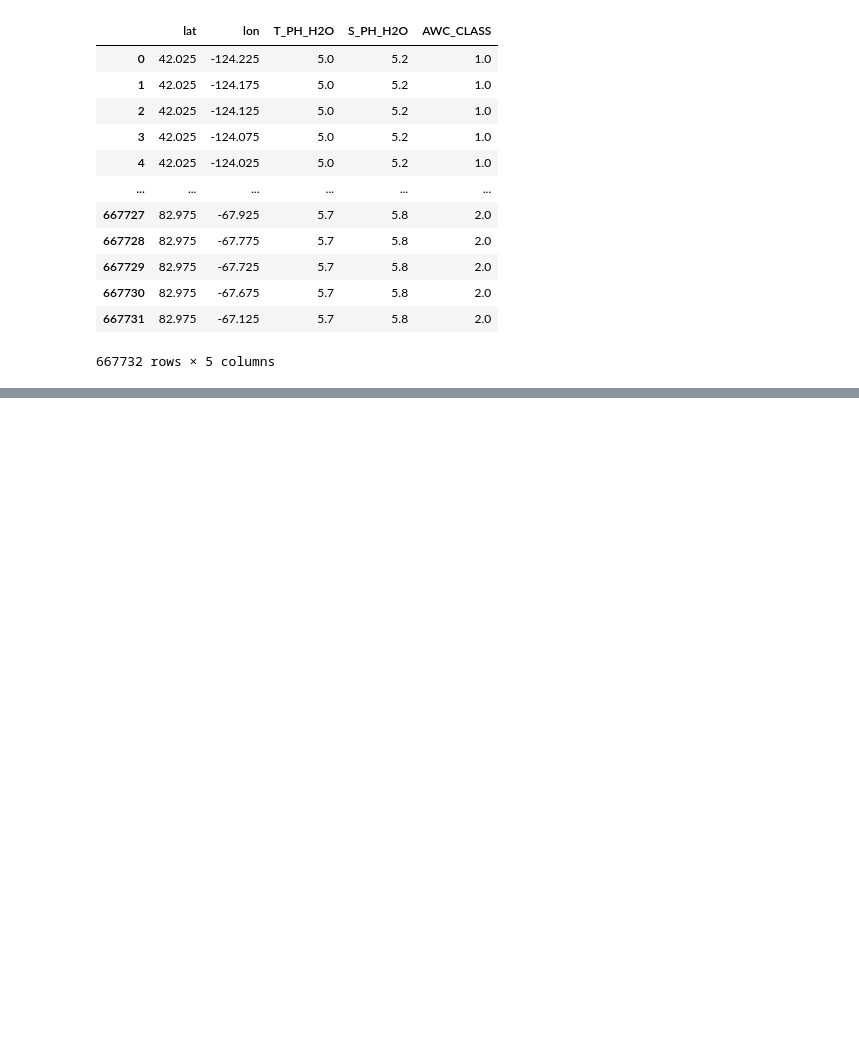
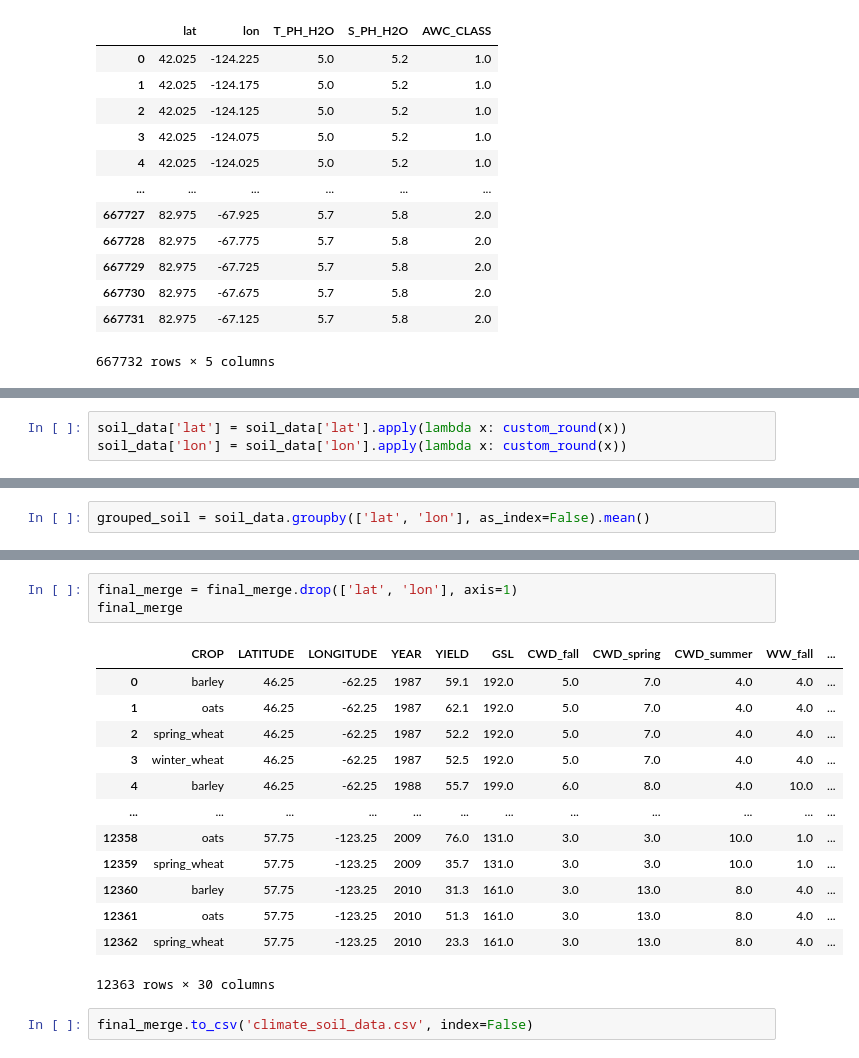
Before and after one commit to amkaypark/Self-updating-Farmer-s-Almanac, a Jupyter notebook: dataproc.ipynb, the cells around one changed output, grey strips where cells are left out. Saved outputs shown, nothing was run; the diff lists cells and outputs as text; blank space fills up the shorter version.

```diff
--- a/dataproc.ipynb
+++ b/dataproc.ipynb
@@ -354,0 +357,3 @@ merge_all.to_csv('merged_soil.csv', index=True)
+# %%
+soil_data['lat'] = soil_data['lat'].apply(lambda x: custom_round(x))
+soil_data['lon'] = soil_data['lon'].apply(lambda x: custom_round(x))
@@ -354,0 +376,2 @@ merge_all.to_csv('merged_soil.csv', index=True)
+# %%
+grouped_soil = soil_data.groupby(['lat', 'lon'], as_index=False).mean()
@@ -354,0 +414,19 @@ merge_all.to_csv('merged_soil.csv', index=True)
+# %%
+final_merge = final_merge.drop(['lat', 'lon'], axis=1)
+final_merge
+# %% [output]
+|  | CROP | LATITUDE | LONGITUDE | YEAR | YIELD | GSL | CWD_fall | CWD_spring | CWD_summer | WW_fall | ... |
+| 0 | barley | 46.25 | -62.25 | 1987 | 59.1 | 192.0 | 5.0 | 7.0 | 4.0 | 4.0 | ... |
+| 1 | oats | 46.25 | -62.25 | 1987 | 62.1 | 192.0 | 5.0 | 7.0 | 4.0 | 4.0 | ... |
+| 2 | spring_wheat | 46.25 | -62.25 | 1987 | 52.2 | 192.0 | 5.0 | 7.0 | 4.0 | 4.0 | ... |
+| 3 | winter_wheat | 46.25 | -62.25 | 1987 | 52.5 | 192.0 | 5.0 | 7.0 | 4.0 | 4.0 | ... |
+| 4 | barley | 46.25 | -62.25 | 1988 | 55.7 | 199.0 | 6.0 | 8.0 | 4.0 | 10.0 | ... |
+| ... | ... | ... | ... | ... | ... | ... | ... | ... | ... | ... | ... |
+| 12358 | oats | 57.75 | -123.25 | 2009 | 76.0 | 131.0 | 3.0 | 3.0 | 10.0 | 1.0 | ... |
+| 12359 | spring_wheat | 57.75 | -123.25 | 2009 | 35.7 | 131.0 | 3.0 | 3.0 | 10.0 | 1.0 | ... |
+| 12360 | barley | 57.75 | -123.25 | 2010 | 31.3 | 161.0 | 3.0 | 13.0 | 8.0 | 4.0 | ... |
+| 12361 | oats | 57.75 | -123.25 | 2010 | 51.3 | 161.0 | 3.0 | 13.0 | 8.0 | 4.0 | ... |
+| 12362 | spring_wheat | 57.75 | -123.25 | 2010 | 23.3 | 161.0 | 3.0 | 13.0 | 8.0 | 4.0 | ... |
+12363 rows × 30 columns
+# %%
+final_merge.to_csv('climate_soil_data.csv', index=False)
```
Also changed, not shown: parts of 7 cells of this notebook, 1 other file.
